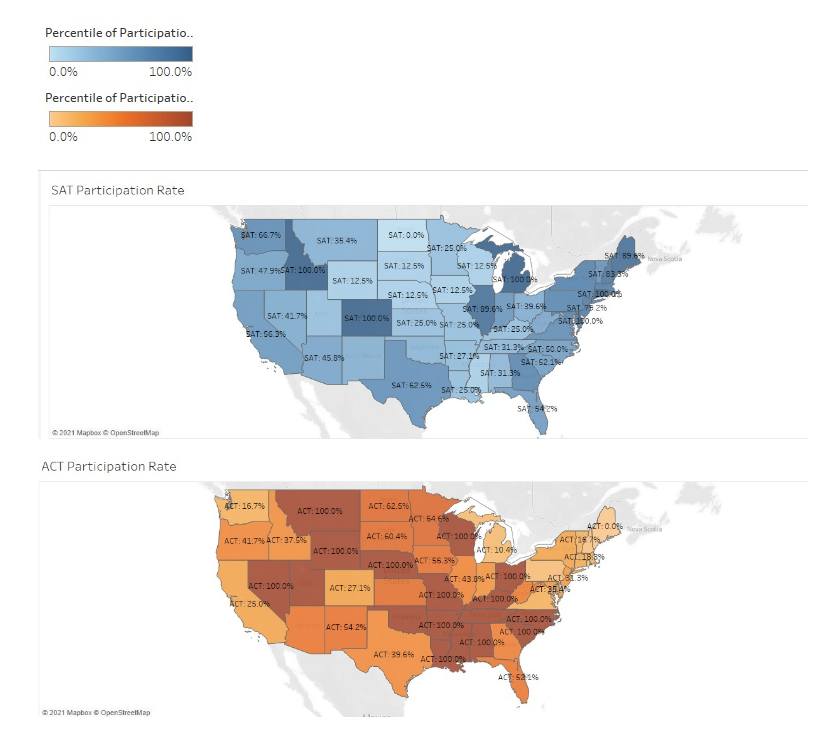
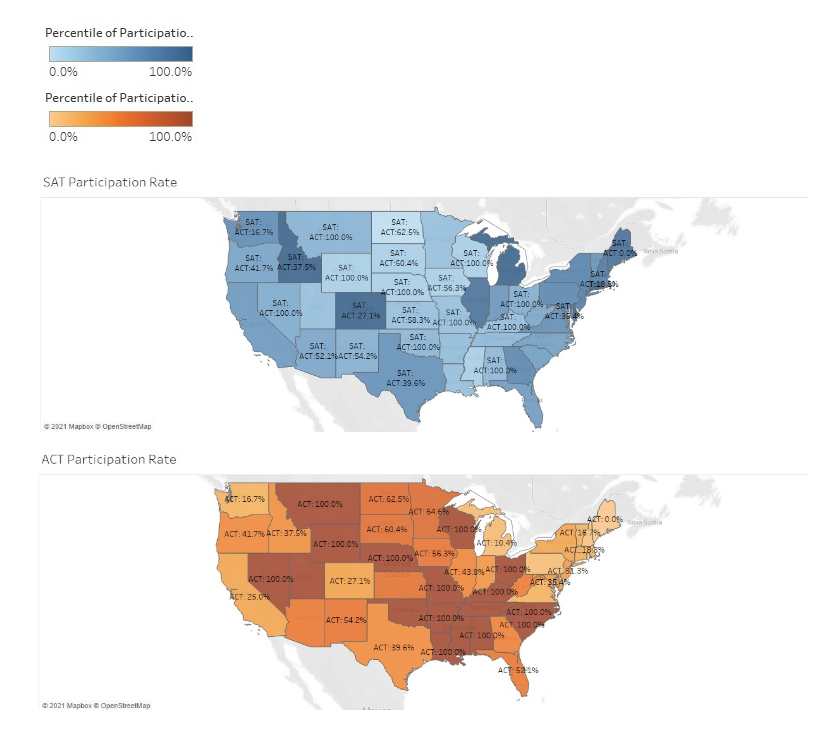
Before and after one commit to jeffersonqiu/general_assembly_projects, a Jupyter notebook: Project_1/code/starter-code.ipynb, the cells around one changed output. Cells and saved outputs as stored; diff of their text form; code cells hidden in the pictures.

```diff
--- a/Project_1/code/starter-code.ipynb
+++ b/Project_1/code/starter-code.ipynb
@@ -1791,7 +1780,7 @@ Image("../data/Map scale.jpeg")
 # %% [output]
 [figure]
 # %%
-Image("../data/Map SAT PR.jpeg")
+Image("../data/Map_SAT_PR.jpeg")
 # %% [output]
-[figure, old version]
+[figure, new version]
 # %%
```
Also changed, not shown: parts of 53 cells of this notebook.
